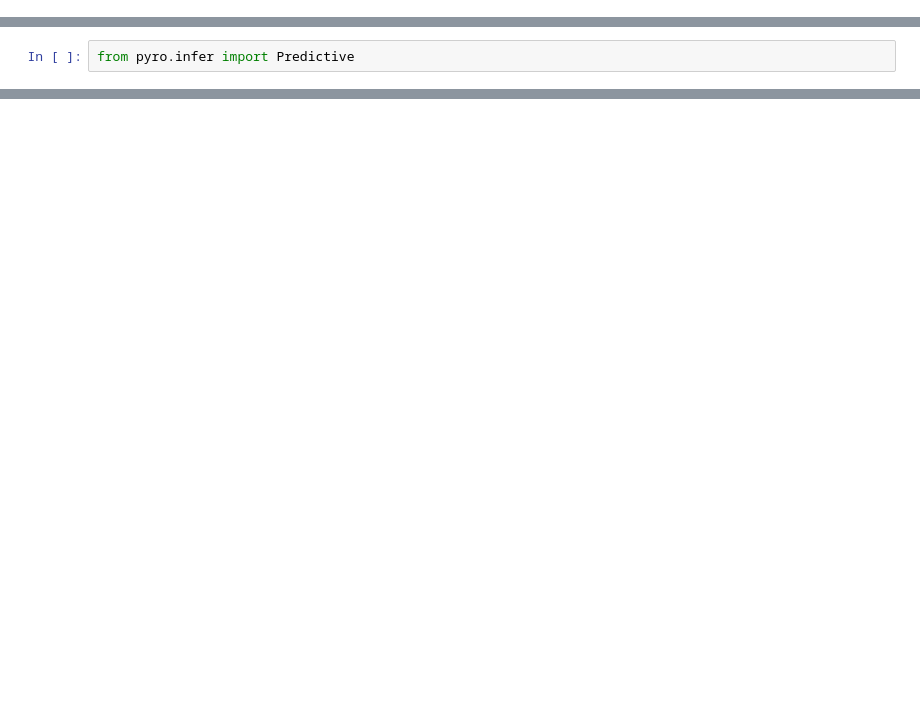
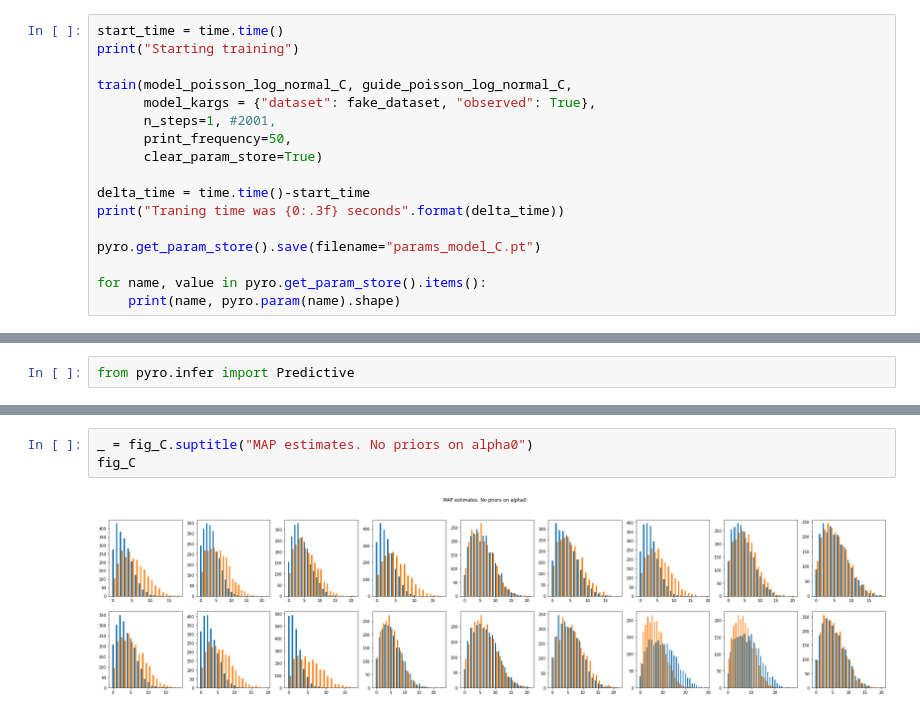
Before and after one commit to broadinstitute/tissue_purifier, a Jupyter notebook: notebooks/tp_02_validation_PYRO.ipynb, the cells around one changed output, grey strips where cells are left out. Cells and saved outputs as stored; diff of their text form; blank space fills up the shorter version.

```diff
--- a/notebooks/tp_02_validation_PYRO.ipynb
+++ b/notebooks/tp_02_validation_PYRO.ipynb
@@ -356,0 +545,17 @@ AutoDelta.eps_n1g torch.Size([200, 1, 30])
+# %%
+start_time = time.time()
+print("Starting training")
+
+train(model_poisson_log_normal_C, guide_poisson_log_normal_C,
+      model_kargs = {"dataset": fake_dataset, "observed": True},
+      n_steps=1, #2001,
+      print_frequency=50,
+      clear_param_store=True)
+
+delta_time = time.time()-start_time
+print("Traning time was {0:.3f} seconds".format(delta_time))
+
+pyro.get_param_store().save(filename="params_model_C.pt")
+
+for name, value in pyro.get_param_store().items():
+    print(name, pyro.param(name).shape)
@@ -401,0 +629,5 @@ fig_B
+# %%
+_ = fig_C.suptitle("MAP estimates. No priors on alpha0")
+fig_C
+# %% [output]
+[figure, added]
```
Also changed, not shown: parts of 49 cells of this notebook.
